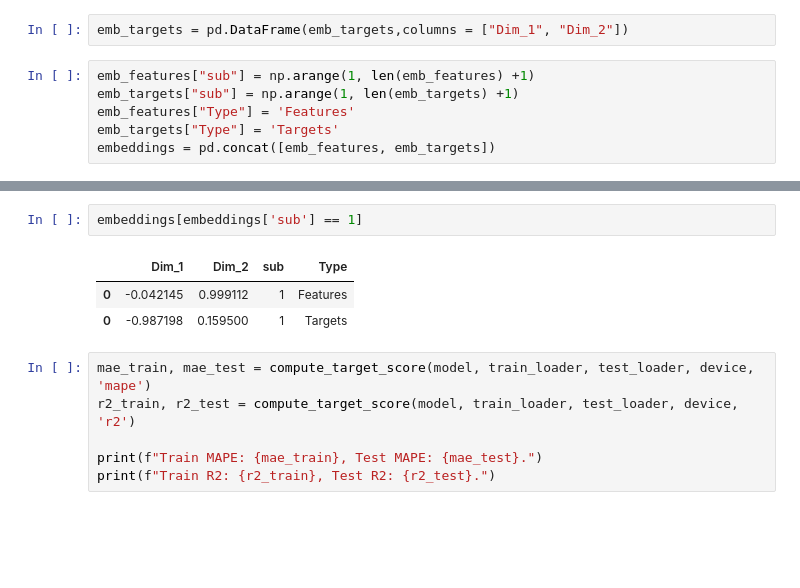
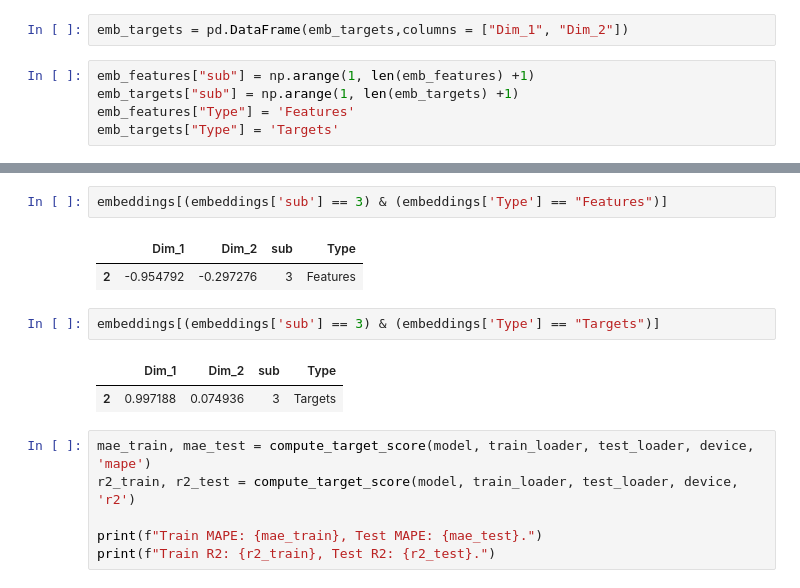
Before and after one commit to victoris93/contrastive-reg, a Jupyter notebook: mlp_cluster.ipynb, the cells around one changed output, grey strips where cells are left out. Cells and saved outputs as stored; diff of their text form; blank space fills up the shorter version.

```diff
--- a/mlp_cluster.ipynb
+++ b/mlp_cluster.ipynb
@@ -212,4 +375,3 @@ emb_features["sub"] = np.arange(1, len(emb_features) +1)
 emb_targets["sub"] = np.arange(1, len(emb_targets) +1)
 emb_features["Type"] = 'Features'
 emb_targets["Type"] = 'Targets'
-embeddings = pd.concat([emb_features, emb_targets])
@@ -223,9 +409,13 @@ sns.scatterplot(embeddings, x = 'Dim_1', y = 'Dim_2', hue = 'Type', marker="$\ci
 # %%
-embeddings[embeddings['sub'] == 1]
+embeddings[(embeddings['sub'] == 3) & (embeddings['Type'] == "Features")]
 # %% [output]
 |  | Dim_1 | Dim_2 | sub | Type |
-| 0 | -0.042145 | 0.999112 | 1 | Features |
-| 0 | -0.987198 | 0.159500 | 1 | Targets |
+| 2 | -0.954792 | -0.297276 | 3 | Features |
+# %%
+embeddings[(embeddings['sub'] == 3) & (embeddings['Type'] == "Targets")]
+# %% [output]
+|  | Dim_1 | Dim_2 | sub | Type |
+| 2 | 0.997188 | 0.074936 | 3 | Targets |
 # %%
 mae_train, mae_test = compute_target_score(model, train_loader, test_loader, device, 'mape')
 r2_train, r2_test = compute_target_score(model, train_loader, test_loader, device, 'r2')
```
Also changed, not shown: parts of 22 cells of this notebook, 1 other file.
